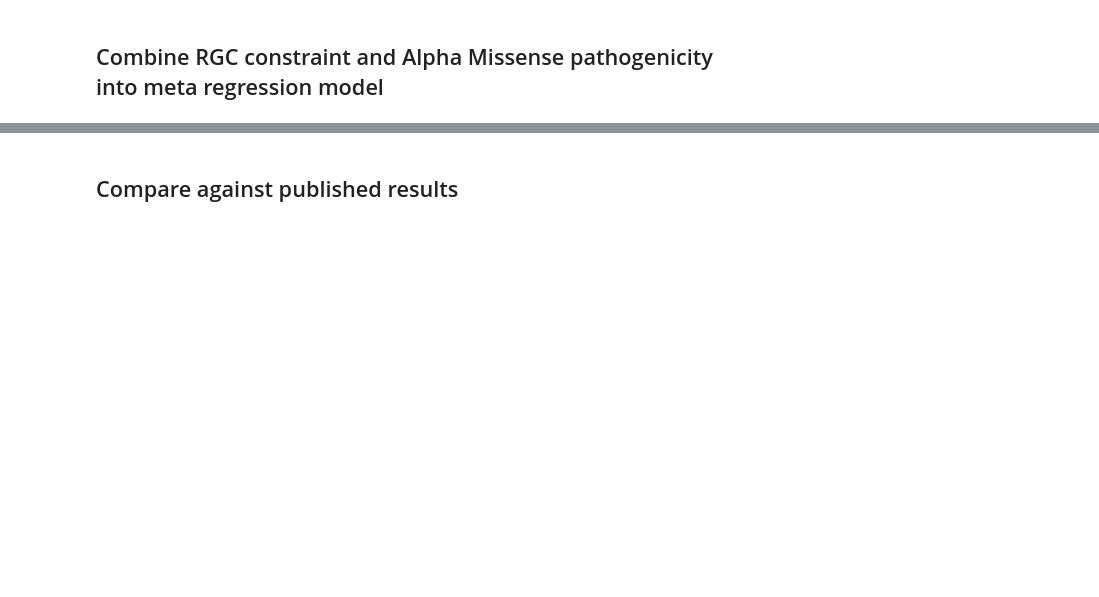
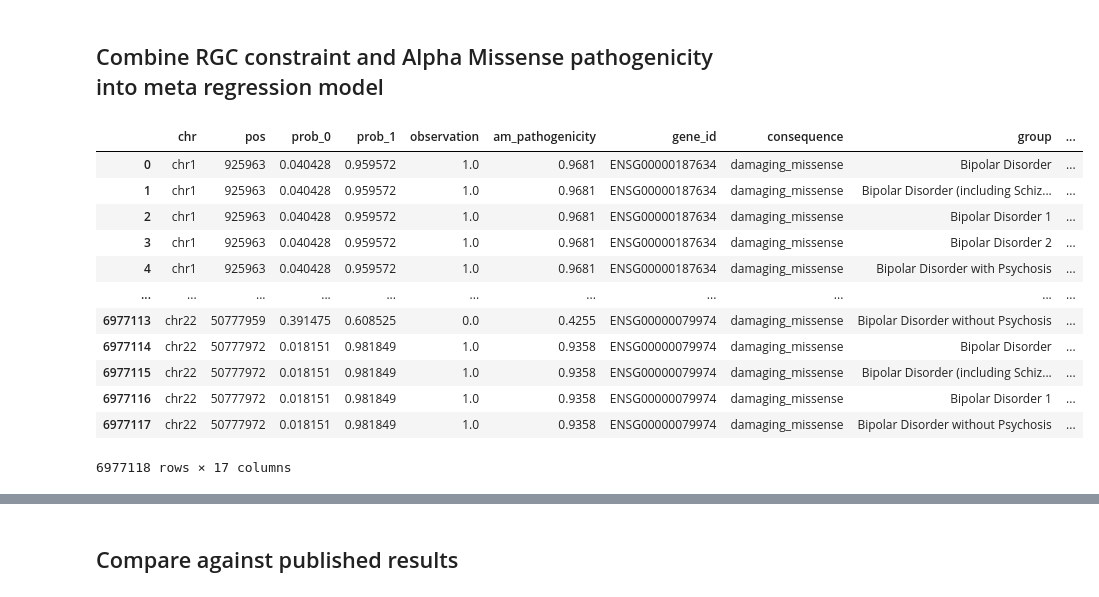
Before and after one commit to healthcare-medicine-ai/wgs-constraint-llm, a Jupyter notebook: Bipolar Analysis.ipynb, the cells around one changed output, grey strips where cells are left out. Drawn from its saved outputs; the diff is of its cells as text; code cells hidden in the pictures; blank space fills up the shorter version.

Commit message:
Updated Bipolar analysis with results

```diff
--- a/Bipolar Analysis.ipynb
+++ b/Bipolar Analysis.ipynb
@@ -499,28 +542,42 @@ plot_group_QQ(significant_genes_df)
 # %%
 cnt_thr = 5
 
 # Group by 'chr' and 'pos' and find the maximum 'am_pathogenicity' value
 alpha_missense_grouped_df = alpha_missense_df.groupby(['chr', 'pos'])['am_pathogenicity'].max().reset_index()
 
 # Filter for case counts
 variants_filtered_df = variant_results_df[(variant_results_df['ac_ctrl'] + variant_results_df['ac_case'] <= cnt_thr) &
                                           (variant_results_df['an_case'] > 0) &
                                           (variant_results_df['an_ctrl'] > 0)
-                                         ].drop(columns=["v", "ref", "alt", "locus", "alleles", "hgvsc", "hgvsp", "mpc", "polyphen", "in_analysis"])
+                                         ].drop(columns=["locus", "alleles", "hgvsc", "hgvsp", "mpc", "polyphen", 'estimate', 'chi_sq_stat', "in_analysis", 'in_gnomad_non_neuro', 'variant_id', 'cadd'])
 
 # Merge constraint predictions, am_pathogenicity predictions, and variant results based on chromosome and position
 merged_df = pd.merge(pd.merge(predictions_df, alpha_missense_grouped_df, on=['chr', 'pos'], how='inner'), variants_filtered_df, on=['chr', 'pos'], how='inner')
 
 merged_df['effect_size'] = np.log(((0.5 + merged_df['ac_case']) * (0.5 + merged_df['an_ctrl'] - merged_df['ac_ctrl']))
                                   / ((0.5 + merged_df['an_case'] - merged_df['ac_case']) * (0.5 + merged_df['ac_ctrl'])))
 
 merged_df['var_effect_size'] = (1 / (0.5 + merged_df['ac_case']) + 1 / (0.5 + merged_df['an_ctrl'] - merged_df['ac_ctrl'])
                                 + 1 / (0.5 + merged_df['an_case'] - merged_df['ac_case']) + 1 / (0.5 + merged_df['ac_ctrl']))
 
 # Write merged_df to a csv to repeat analysis in R
 merged_df.to_csv(results_path + "constraint_am_bipex_results.tsv.gz", index=False, compression='gzip', sep='\t')
 
 merged_df
+# %% [output]
+|  | chr | pos | prob_0 | prob_1 | observation | am_pathogenicity | gene_id | consequence | group | ... |
+| 0 | chr1 | 925963 | 0.040428 | 0.959572 | 1.0 | 0.9681 | ENSG00000187634 | damaging_missense | Bipolar Disorder | ... |
+| 1 | chr1 | 925963 | 0.040428 | 0.959572 | 1.0 | 0.9681 | ENSG00000187634 | damaging_missense | Bipolar Disorder (including Schiz... | ... |
+| 2 | chr1 | 925963 | 0.040428 | 0.959572 | 1.0 | 0.9681 | ENSG00000187634 | damaging_missense | Bipolar Disorder 1 | ... |
+| 3 | chr1 | 925963 | 0.040428 | 0.959572 | 1.0 | 0.9681 | ENSG00000187634 | damaging_missense | Bipolar Disorder 2 | ... |
+| 4 | chr1 | 925963 | 0.040428 | 0.959572 | 1.0 | 0.9681 | ENSG00000187634 | damaging_missense | Bipolar Disorder with Psychosis | ... |
+| ... | ... | ... | ... | ... | ... | ... | ... | ... | ... | ... |
+| 6977113 | chr22 | 50777959 | 0.391475 | 0.608525 | 0.0 | 0.4255 | ENSG00000079974 | damaging_missense | Bipolar Disorder without Psychosis | ... |
+| 6977114 | chr22 | 50777972 | 0.018151 | 0.981849 | 1.0 | 0.9358 | ENSG00000079974 | damaging_missense | Bipolar Disorder | ... |
+| 6977115 | chr22 | 50777972 | 0.018151 | 0.981849 | 1.0 | 0.9358 | ENSG00000079974 | damaging_missense | Bipolar Disorder (including Schiz... | ... |
+| 6977116 | chr22 | 50777972 | 0.018151 | 0.981849 | 1.0 | 0.9358 | ENSG00000079974 | damaging_missense | Bipolar Disorder 1 | ... |
+| 6977117 | chr22 | 50777972 | 0.018151 | 0.981849 | 1.0 | 0.9358 | ENSG00000079974 | damaging_missense | Bipolar Disorder without Psychosis | ... |
+6977118 rows × 17 columns
 # %%
 # # Read the data from the file
 # merged_df = pd.read_csv(results_path + 'constraint_am_bipex_results.tsv.gz', sep='\t')
```
Also changed, not shown: parts of 10 cells of this notebook.
